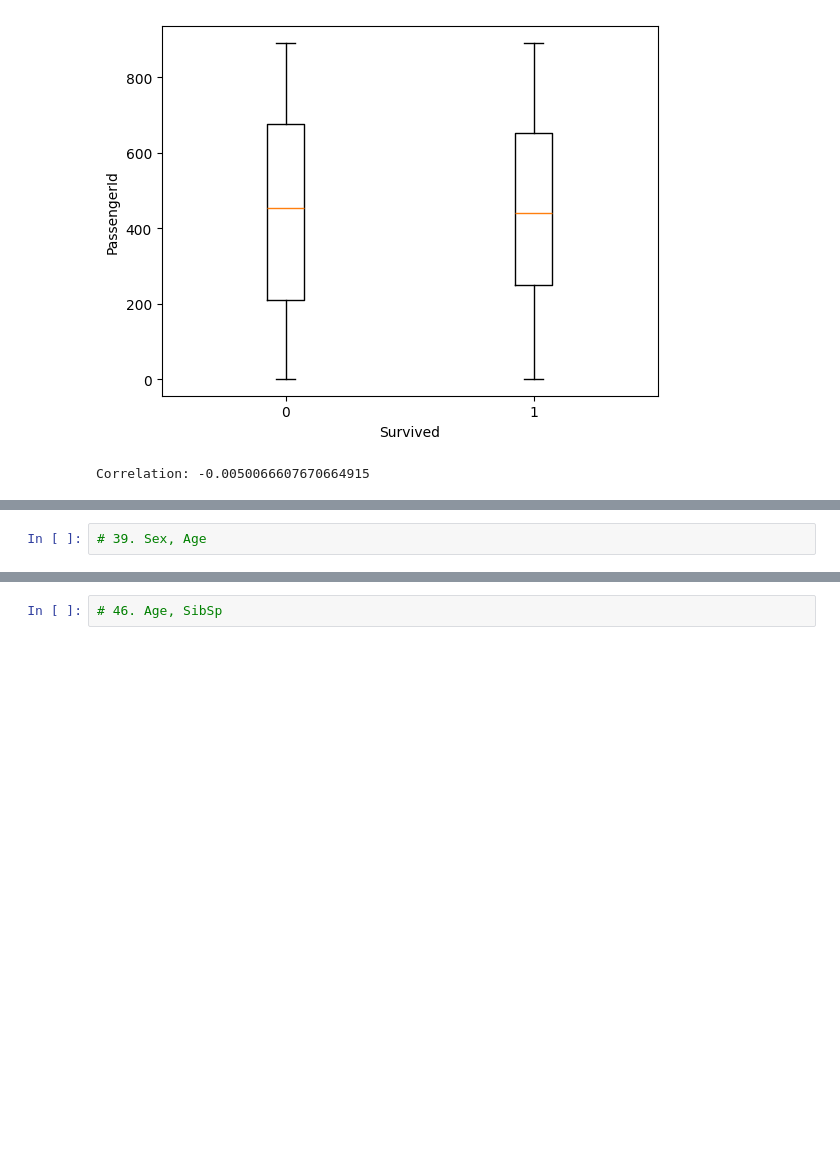
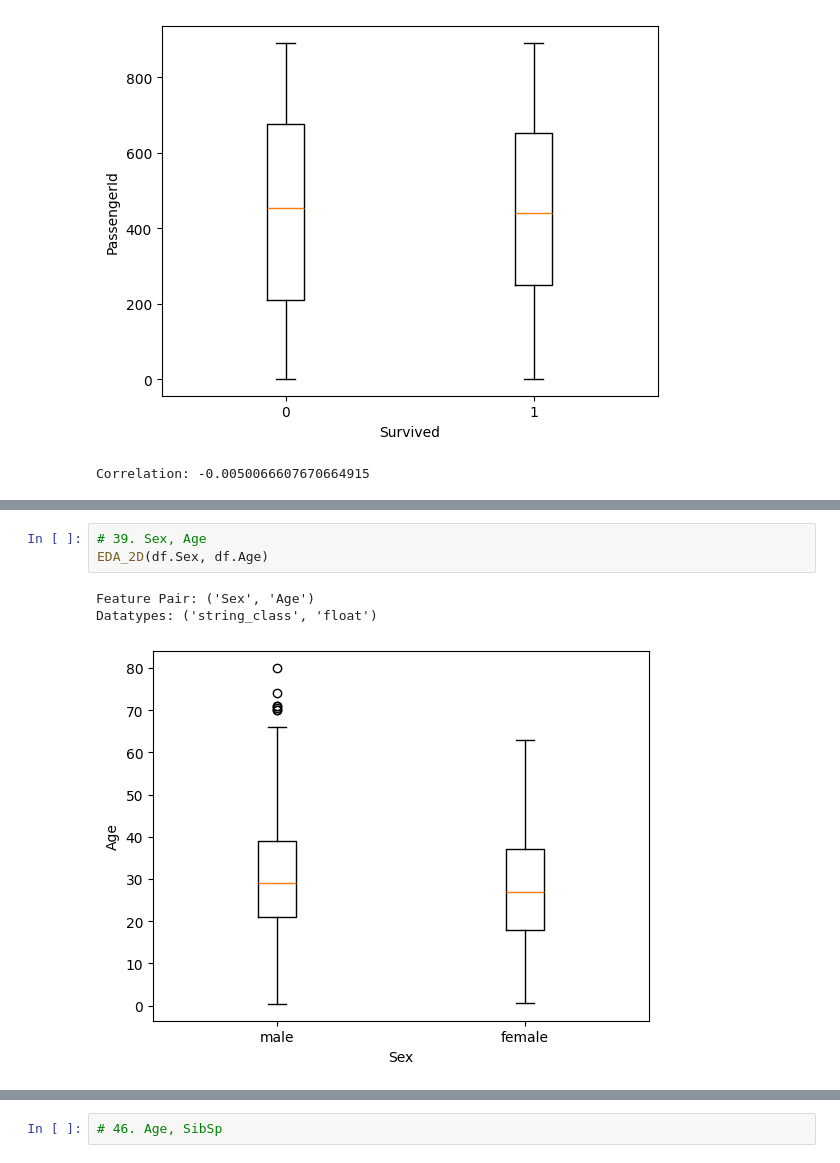
Before and after one commit to nlandy/Titanic, a Jupyter notebook: titanic.ipynb, the cells around one changed output, grey strips where cells are left out. Cells and saved outputs as stored; diff of their text form; blank space fills up the shorter version.

```diff
--- a/titanic.ipynb
+++ b/titanic.ipynb
@@ -731,4 +1129,9 @@ EDA_2D(df.PassengerId, df.Embarked)
 # %%
 # 39. Sex, Age
+EDA_2D(df.Sex, df.Age)
+# %% [output]
+Feature Pair: ('Sex', 'Age')
+Datatypes: ('string_class', 'float')
+[figure, added]
 # %%
 # 40. Sex, SibSp
```
Also changed, not shown: parts of 44 cells of this notebook.
